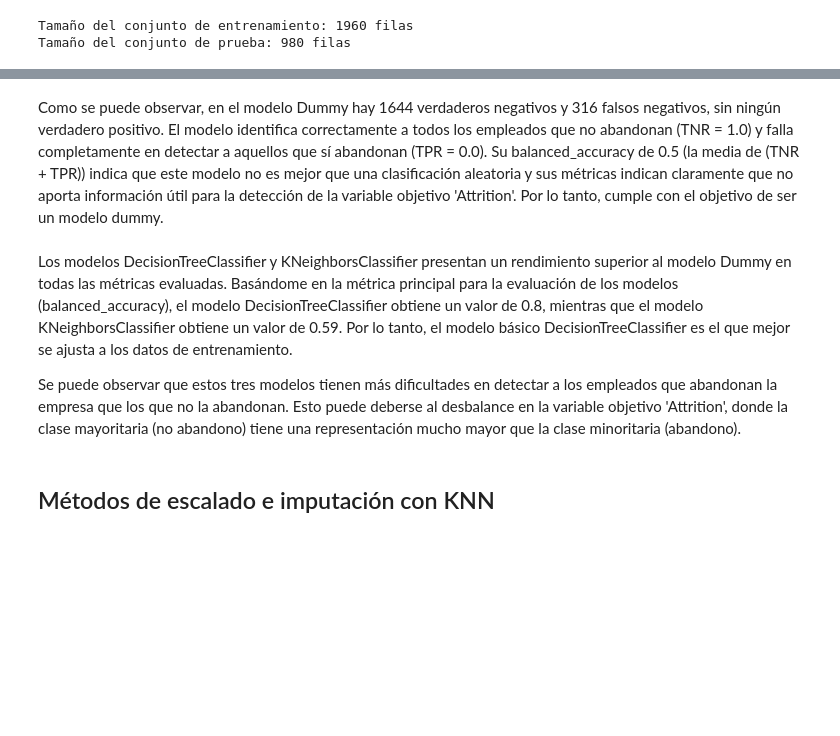
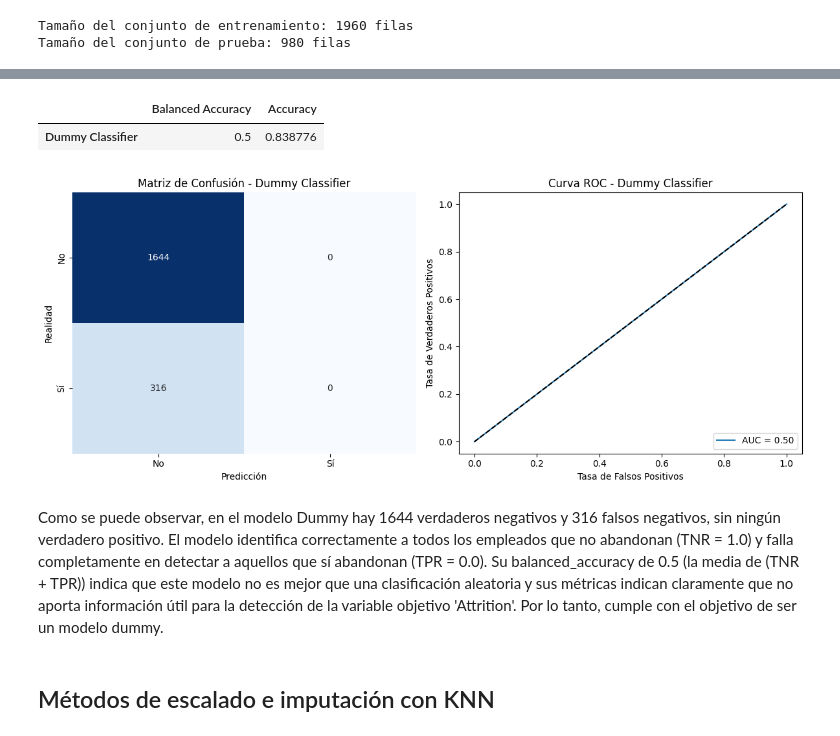
Before and after one commit to 100475757/ML_P1, a Jupyter notebook: notebook1.ipynb, the cells around one changed output, grey strips where cells are left out. Cells and saved outputs as stored; diff of their text form; code cells hidden in the pictures; blank space fills up the shorter version.

```diff
--- a/notebook1.ipynb
+++ b/notebook1.ipynb
@@ -379,9 +290,53 @@ display(df_tpr_tnr)
+# %%
+# Evaluar el modelo Dummy con validación cruzada (inner)
+dummy_clf = DummyClassifier(strategy='most_frequent', random_state=SEED)
+
+# Validación cruzada (5 folds) en el conjunto de entrenamiento
+cv_balanced_accuracy_dummy = cross_val_score(dummy_clf, X_train, y_train, cv=5, scoring='balanced_accuracy')
+cv_accuracy_dummy = cross_val_score(dummy_clf, X_train, y_train, cv=5, scoring='accuracy')
+
+# Resultados promedio de la validación cruzada
+mean_balanced_accuracy_dummy = cv_balanced_accuracy_dummy.mean()
+mean_accuracy_dummy = cv_accuracy_dummy.mean()
+
+# Mostrar los resultados en un DataFrame
+dummy_results = pd.DataFrame({
+    'Balanced Accuracy': [mean_balanced_accuracy_dummy],
+    'Accuracy': [mean_accuracy_dummy]
+}, index=['Dummy Classifier'])
+
+display(dummy_results)
+
+# Matriz de confusión y curva ROC - Dummy Classifier
+fig, axes = plt.subplots(1, 2, figsize=(12, 5))  # Crear un diseño de 1 fila y 2 columnas
+
+# Matriz de confusión
+sns.heatmap(cm_dummy, annot=True, fmt='d', cmap='Blues', cbar=False, ax=axes[0])
+axes[0].set_title("Matriz de Confusión - Dummy Classifier")
+axes[0].set_xlabel("Predicción")
+axes[0].set_ylabel("Realidad")
+axes[0].set_xticks([0.5, 1.5])
+axes[0].set_xticklabels(["No", "Sí"])
+axes[0].set_yticks([0.5, 1.5])
+axes[0].set_yticklabels(["No", "Sí"])
+
+# Curva ROC
+axes[1].plot(fpr_dummy, tpr_dummy, label=f'AUC = {roc_auc_dummy:.2f}')
+axes[1].plot([0, 1], [0, 1], 'k--')  # Línea diagonal
+axes[1].set_title("Curva ROC - Dummy Classifier")
+axes[1].set_xlabel("Tasa de Falsos Positivos")
+axes[1].set_ylabel("Tasa de Verdaderos Positivos")
+axes[1].legend(loc='lower right')
+
+# Ajustar el diseño
+plt.tight_layout()
+plt.show()
+# %% [output]
+|  | Balanced Accuracy | Accuracy |
+| Dummy Classifier | 0.5 | 0.838776 |
+[figure, added]
 # %% [markdown]
 Como se puede observar, en el modelo Dummy hay 1644 verdaderos negativos y 316 falsos negativos, sin ningún verdadero positivo. El modelo identifica correctamente a todos los empleados que no abandonan (TNR = 1.0) y falla completamente en detectar a aquellos que sí abandonan (TPR = 0.0). Su balanced_accuracy de 0.5 (la media de (TNR + TPR)) indica que este modelo no es mejor que una clasificación aleatoria y sus métricas indican claramente que no aporta información útil para la detección de la variable objetivo 'Attrition'. Por lo tanto, cumple con el objetivo de ser un modelo dummy.
-# %% [markdown]
-Los modelos DecisionTreeClassifier y KNeighborsClassifier presentan un rendimiento superior al modelo Dummy en todas las métricas evaluadas. Basándome en la métrica principal para la evaluación de los modelos (balanced_accuracy), el modelo DecisionTreeClassifier obtiene un valor de 0.8, mientras que el modelo KNeighborsClassifier obtiene un valor de 0.59. Por lo tanto, el modelo básico DecisionTreeClassifier es el que mejor se ajusta a los datos de entrenamiento.
-
-Se puede observar que estos tres modelos tienen más dificultades en detectar a los empleados que abandonan la empresa que los que no la abandonan. Esto puede deberse al desbalance en la variable objetivo 'Attrition', donde la clase mayoritaria (no abandono) tiene una representación mucho mayor que la clase minoritaria (abandono).
 # %% [markdown]
 ## Métodos de escalado e imputación con KNN
 # %%
```
Also changed, not shown: parts of 20 cells of this notebook, 2 other files.
